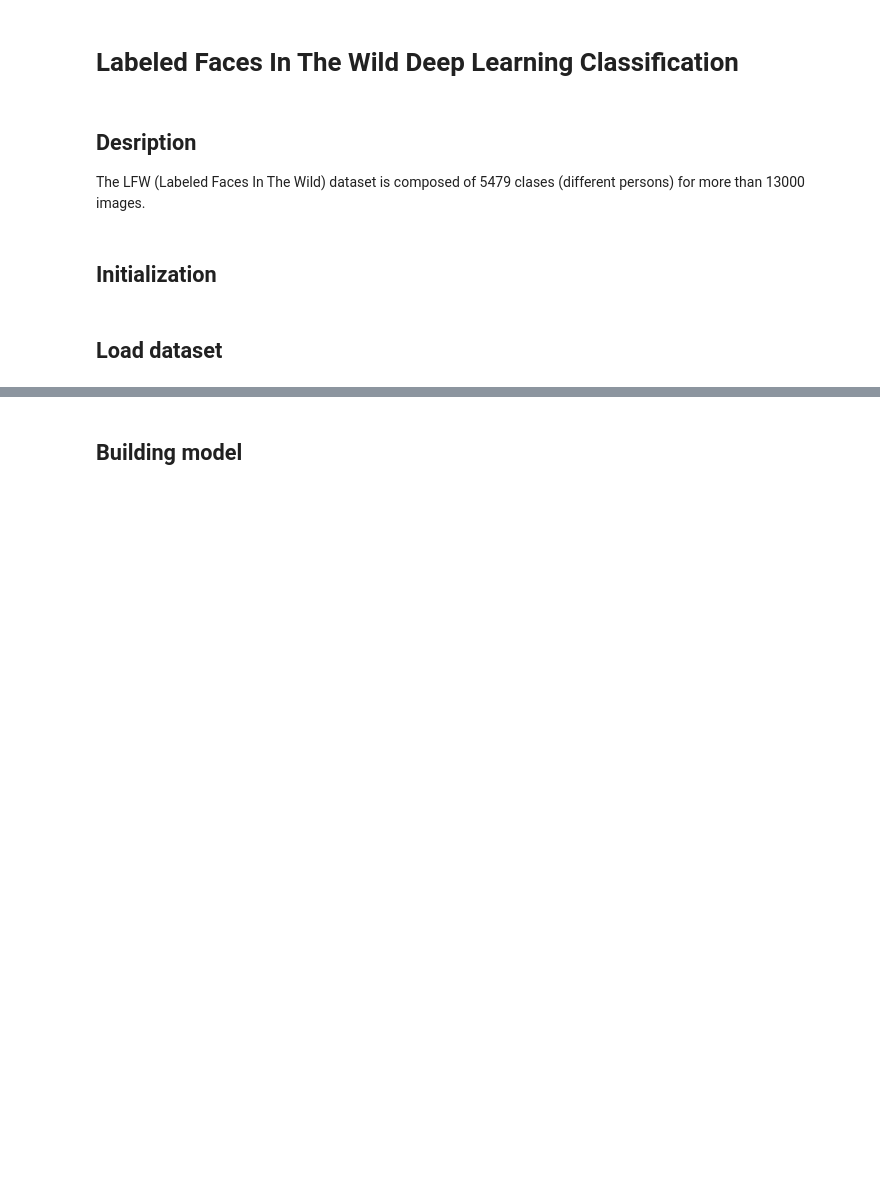
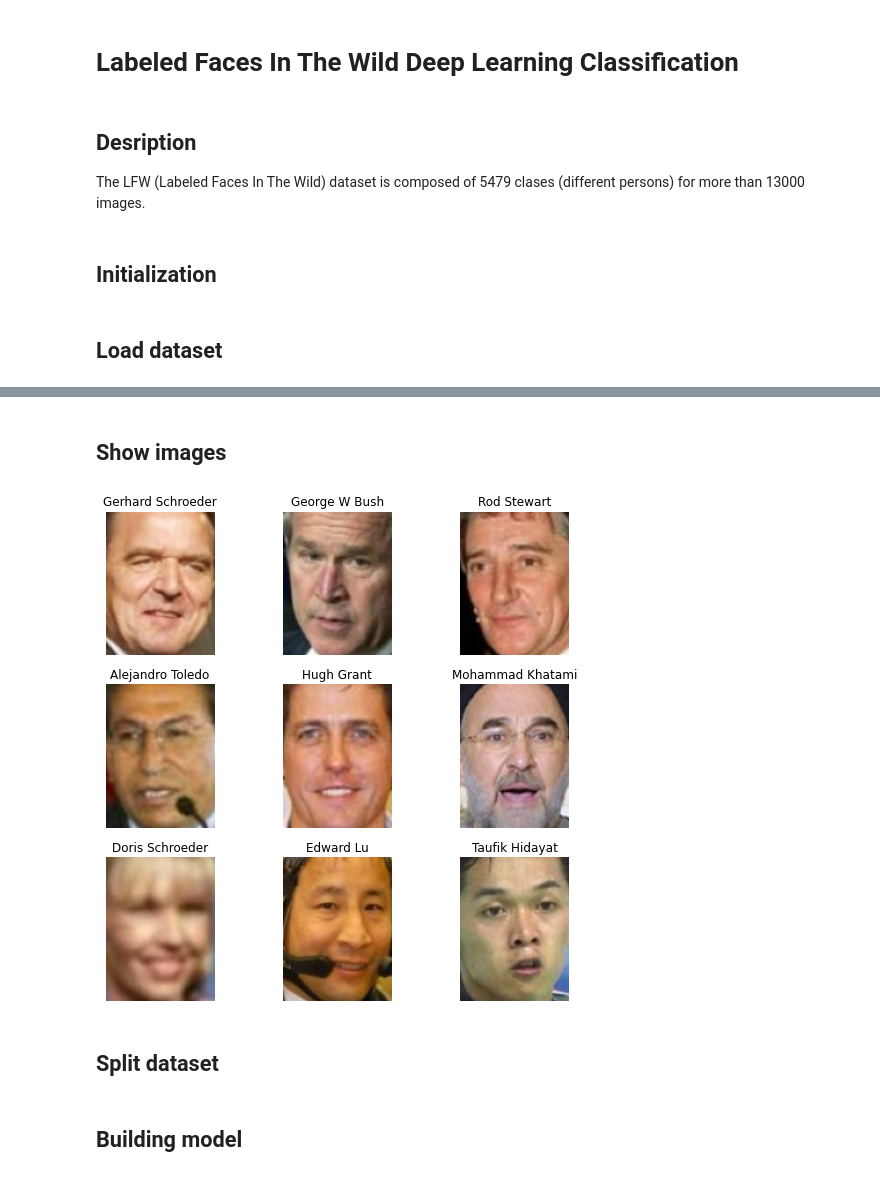
Before and after one commit to TrellixVulnTeam/face_recognition_cnn_XTHL, a Jupyter notebook: src/dl_lfw.ipynb, the cells around one changed output, grey strips where cells are left out. Drawn from its saved outputs; the diff is of its cells as text; code cells hidden in the pictures; blank space fills up the shorter version.

```diff
--- a/src/dl_lfw.ipynb
+++ b/src/dl_lfw.ipynb
@@ -18,0 +13,16 @@ dataset_dir = "../datasets/lfw_funneled"
+# %%
+from sklearn.datasets import fetch_lfw_people
+
+# Load dataset in color mode with centered on the faces
+lfw_people = fetch_lfw_people(min_faces_per_person=3, color=True, resize=1.0,
+                              slice_=(slice(70, 195), slice(78, 172)), funneled=True)
+
+X = lfw_people.data
+y = lfw_people.target
+
+target_names = lfw_people.target_names
+n_classes = target_names.shape[0]
+n_samples, h, w, l = lfw_people.images.shape
+
+# Reshape images 1D array to images matrix
+X = X.reshape(-1, h, w, l).astype('uint8')
@@ -18,0 +54,17 @@ dataset_dir = "../datasets/lfw_funneled"
+# %% [markdown]
+## Show images
+# %%
+import matplotlib.pyplot as plt
+
+plt.figure(figsize=(9, 9))
+for i in range(9):
+    plt.subplot(3, 3, i + 1)
+    plt.imshow(X[i])
+    # plt.imshow(X[i, 0:].reshape(h, w, l).astype('uint8'))# reshape above
+    plt.title(target_names[y[i]])
+    plt.axis("off")
+plt.show()
+# %% [output]
+[figure, added]
+# %% [markdown]
+## Split dataset
```
Also changed, not shown: parts of 14 cells of this notebook, 5 other files.
